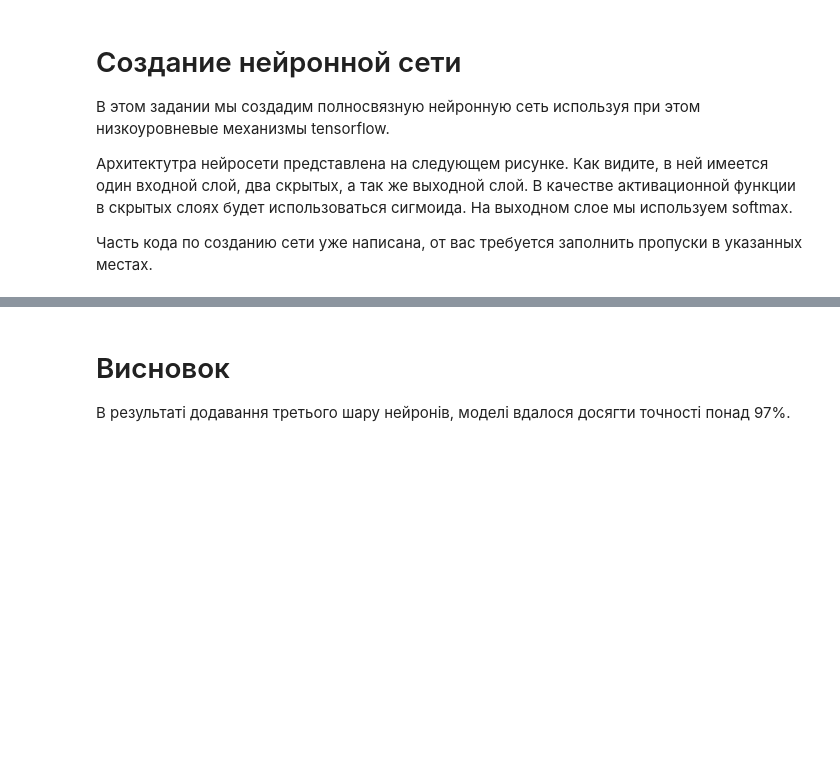
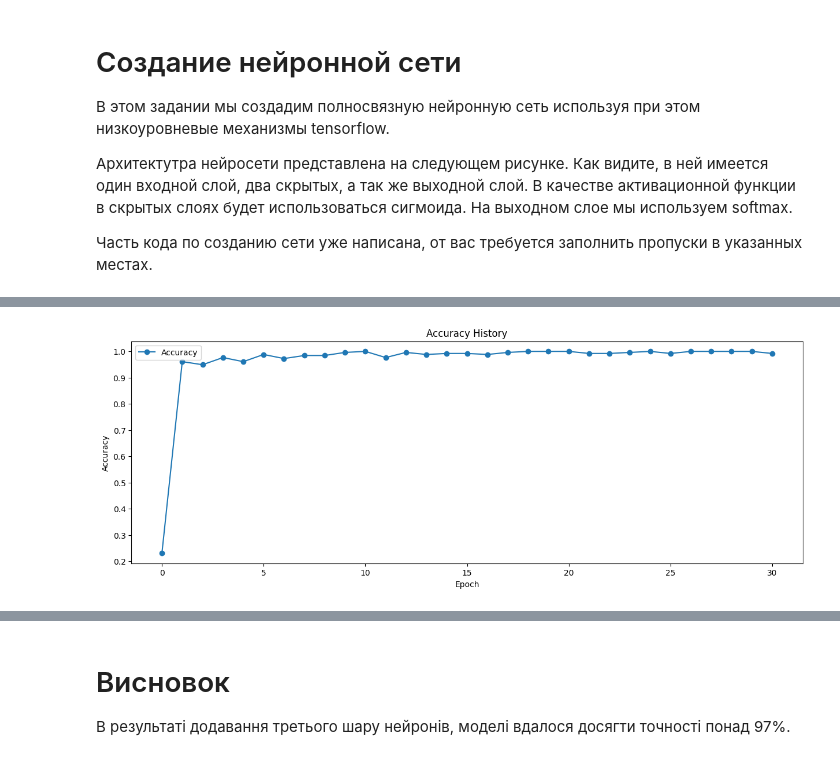
Before and after one commit to SSP0d/Data_Scince, a Jupyter notebook: Homework_08_DS/Hw8.ipynb, the cells around one changed output, grey strips where cells are left out. Drawn from its saved outputs; the diff is of its cells as text; code cells hidden in the pictures; blank space fills up the shorter version.

```diff
--- a/Homework_08_DS/Hw8.ipynb
+++ b/Homework_08_DS/Hw8.ipynb
@@ -181,3 +212,13 @@ plt.show()
+# %%
+plt.figure(figsize=(15, 5))
+plt.plot(accuracy_history, label='Accuracy', marker='o')
+plt.xlabel('Epoch')
+plt.ylabel('Accuracy')
+plt.title('Accuracy History')
+plt.legend()
+plt.show()
+# %% [output]
+[figure, added]
 # %%
 # Вычислите точность обученной нейросети
 
```
Also changed, not shown: parts of 6 cells of this notebook.
